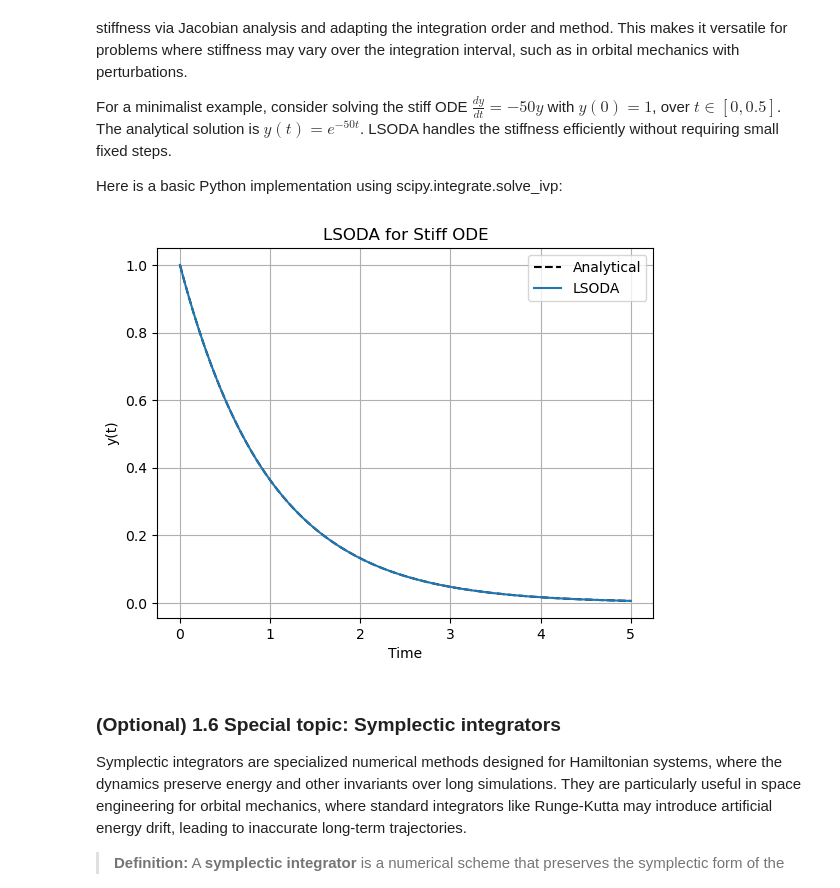
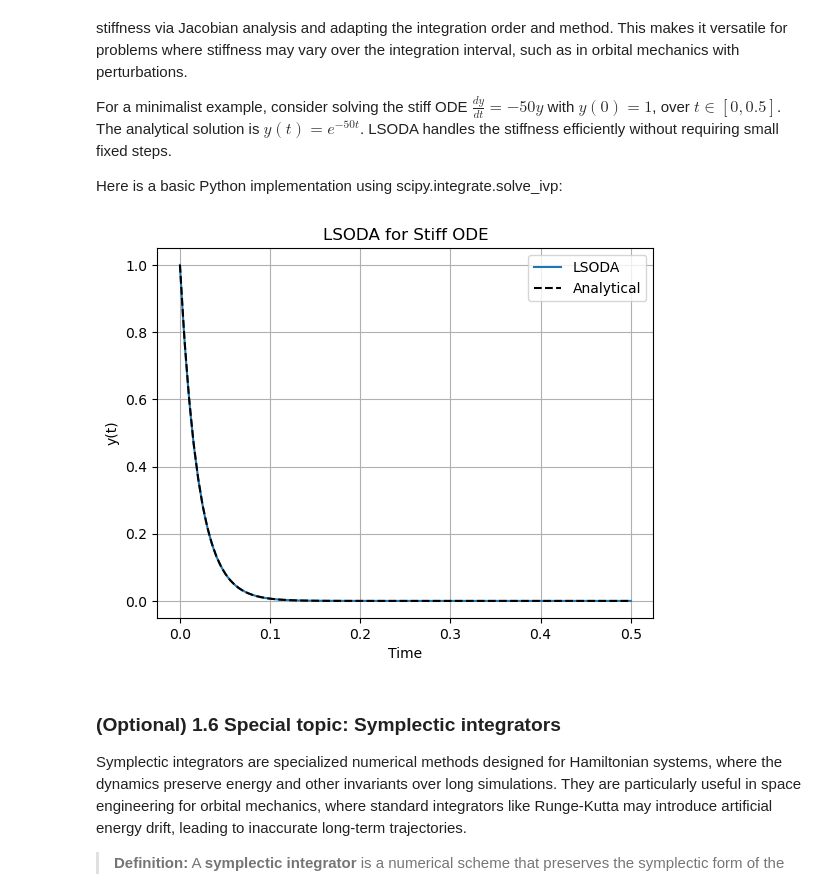
Before and after one commit to Leibniz-IWT/comp_eng, a Jupyter notebook: notebooks/05_simulation-ode-dae.ipynb, the cells around one changed output. Drawn from its saved outputs; the diff is of its cells as text; code cells hidden in the pictures.

Commit message:
Fix LSODA example

```diff
--- a/notebooks/05_simulation-ode-dae.ipynb
+++ b/notebooks/05_simulation-ode-dae.ipynb
@@ -512,30 +512,30 @@ Here is a basic Python implementation using scipy.integrate.solve_ivp:
 # %%
 import numpy as np
 from scipy.integrate import solve_ivp
 import matplotlib.pyplot as plt
 
 # Define the ODE: dy/dt = -50 y
 def dydt(t, y):
     return -50 * y
 
 # Solve with LSODA
 sol = solve_ivp(dydt, [0, 0.5], [1], method='LSODA', rtol=1e-6, atol=1e-6)
 
 # Analytical solution for comparison
 t_anal = np.linspace(0, 0.5, 100)
 y_anal = np.exp(-50 * t_anal)
 
 # Plot
-plt.plot(t_values, y_values, 'k--', label='Analytical')
-plt.plot(t_values, y_values, label='LSODA')
+plt.plot(sol.t, sol.y[0], label='LSODA')
+plt.plot(t_anal, y_anal, 'k--', label='Analytical')
 plt.xlabel('Time')
 plt.ylabel('y(t)')
 plt.title('LSODA for Stiff ODE')
 plt.legend()
 plt.grid()
 plt.show()
 # %% [output]
-[figure, old version]
+[figure, new version]
 # %% [markdown]
 ### (Optional) 1.6 Special topic: Symplectic integrators
 
```
